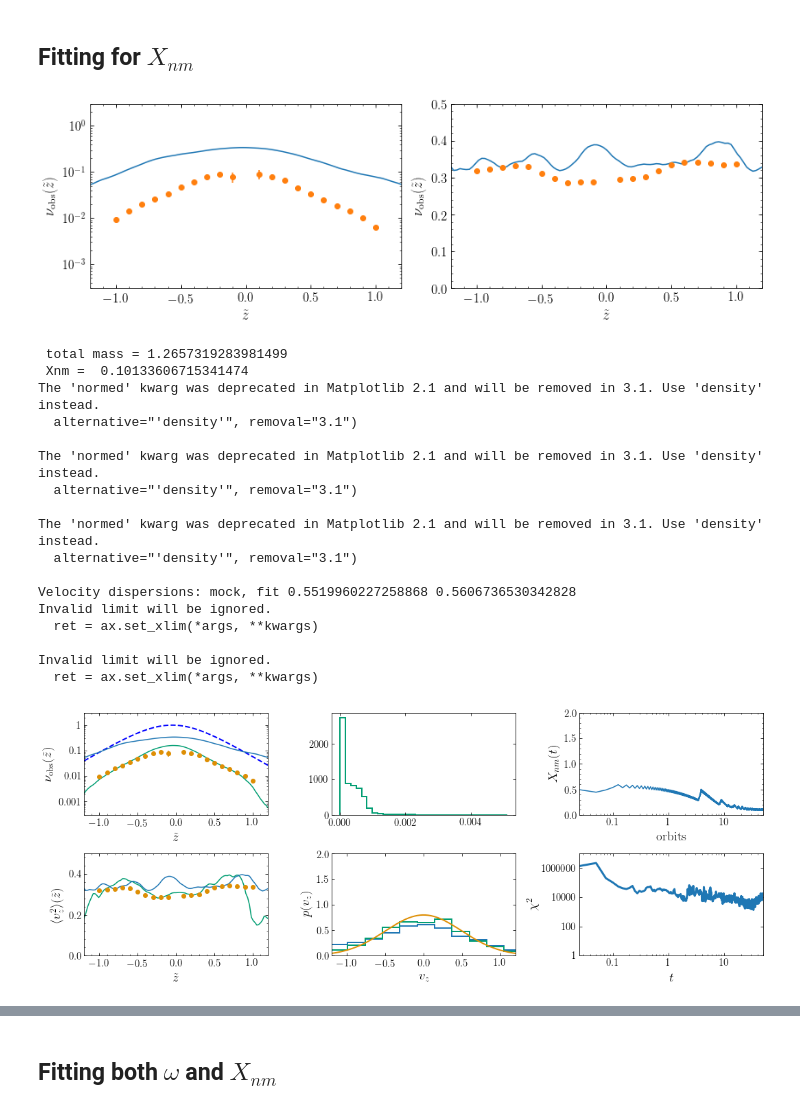
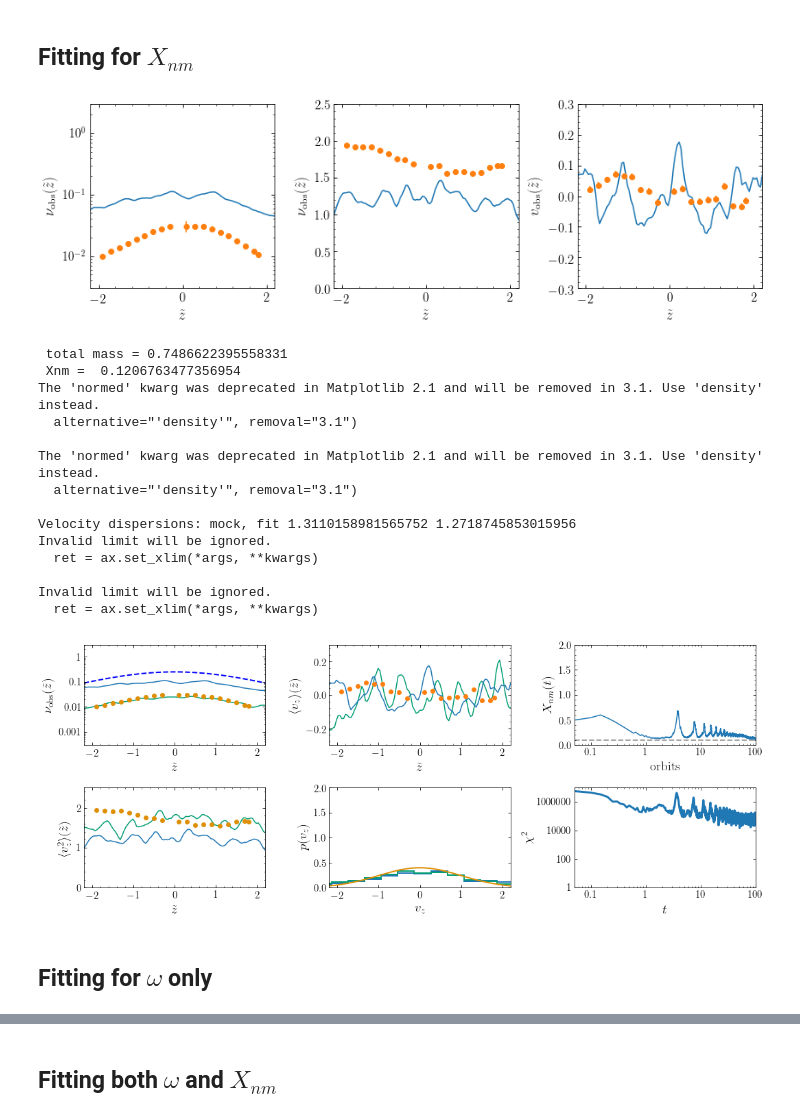
Before and after one commit to kawatadaisuke/WendyM2M, a Jupyter notebook: py/WendyM2M_XomegaXnm_vobs_perturbed.ipynb, the cells around one changed output, grey strips where cells are left out. Cells and saved outputs as stored; diff of their text form; code cells hidden in the pictures.

```diff
--- a/py/WendyM2M_XomegaXnm_vobs_perturbed.ipynb
+++ b/py/WendyM2M_XomegaXnm_vobs_perturbed.ipynb
@@ -379,13 +404,13 @@ dens_obs+= numpy.random.normal(size=dens_obs.shape)*dens_obs_noise
 # %% [markdown]
 The observed density is:
 # %%
-zmin = -1.2
-zmax = 1.2
+zmin = -2.2
+zmax = 2.2
 bovy_plot.bovy_print(axes_labelsize=17.,text_fontsize=12.,xtick_labelsize=15.,ytick_labelsize=15.)
 figsize(6,4)
 bovy_plot.bovy_plot(z_obs,dens_obs,'ko',semilogy=True,
                    xlabel=r'$\tilde{z}$',ylabel=r'$\nu_{\mathrm{obs}}(\tilde{z})$',
-                   xrange=[zmin, zmax], yrange=[xnm_true*0.0003, xnm_true*6.])
+                   xrange=[zmin, zmax], yrange=[xnm_true*0.03, xnm_true*6.])
 zs = numpy.linspace(zmin, zmax, 101)
 plot(zs, totmass_true/4./zh_true/numpy.cosh((zs+zsun_true)/2./zh_true)**2.,
             'b--', lw=2., zorder=0)
@@ -448,8 +506,8 @@ zobs= [ 0.1  0.2  0.3  0.4  0.5  0.6  0.7  0.8  0.9  1.  -0.1 -0.2 -0.3 -0.4
 
 We will fit the density and velocity profiles with Wendy M2M with known $z_{\odot}$ and $\omega_{DM}$.
 # %%
-n_m2m= 4000
-sigma_init= 0.4
+n_m2m= 10000
+sigma_init= 1.1
 print('sigma true =', sigma_true, ' model initial =', sigma_init)
 h_m2m= 0.2
 z_m2m, vz_m2m, w_init= wendym2m.sample_sech2(sigma_init,totmass_true,n=n_m2m)
@@ -462,20 +520,20 @@ figsize(12,4)
 subplot(1,3,1)
 bovy_plot.bovy_plot(z_out,dens_init,'-',semilogy=True,gcf=True,
                    xlabel=r'$\tilde{z}$',ylabel=r'$\nu_{\mathrm{obs}}(\tilde{z})$',
-                   xrange=[zmin, zmax],yrange=[xnm_true*0.003, xnm_true*30.])
+                   xrange=[zmin, zmax],yrange=[xnm_true*0.03, xnm_true*30.])
 bovy_plot.bovy_plot(z_obs,dens_obs,'o',semilogy=True,overplot=True)
 errorbar(z_obs,dens_obs,yerr=dens_obs_noise,marker='None',ls='none',color=sns.color_palette()[1])
 yscale('log',nonposy='clip')
 subplot(1,3,2)
 bovy_plot.bovy_plot(z_out,v2_init,'-',gcf=True,
                    xlabel=r'$\tilde{z}$',ylabel=r'$v^2_{\mathrm{obs}}(\tilde{z})$',
-                   xrange=[zmin, zmax],yrange=[0.0,0.5])
+                   xrange=[zmin, zmax],yrange=[0.0,2.5])
 bovy_plot.bovy_plot(z_obs,v2_obs,'o',overplot=True)
 errorbar(z_obs,v2_obs,yerr=v2_obs_noise,marker='None',ls='none',color=sns.color_palette()[1])
 subplot(1,3,3)
 bovy_plot.bovy_plot(z_out,v_init,'-',gcf=True,
                    xlabel=r'$\tilde{z}$',ylabel=r'$v_{\mathrm{obs}}(\tilde{z})$',
-                   xrange=[zmin, zmax],yrange=[-0.5,0.5])
+                   xrange=[zmin, zmax],yrange=[-0.3,0.3])
 bovy_plot.bovy_plot(z_obs,v_obs,'o',overplot=True)
 errorbar(z_obs,v_obs,yerr=v_obs_noise,marker='None',ls='none',color=sns.color_palette()[1])
 
@@ -489,12 +547,12 @@ Run without any smoothing:
 # %%
 # step size for particle integration
 step= 0.05*tdyn
-nstep= 1000
+nstep= 2000
 #eps= 10.**-3.5
-eps = 10.0**-6.0
+eps = 10.0**-8.0
 smooth= None #1./step/100.
 st96smooth= False
-mu= 0.
+mu= 0.0
 h_m2m= 0.2
 omega_m2m= omegadm_true
 zsun_m2m= zsun_true
@@ -592,13 +651,13 @@ Invalid limit will be ignored.
 We can also look at how the fit converges with a movie:
 # %%
 # Require output of position and velocity...
-step= 0.05*tdyn
-nstep= 4000
+step= 0.02*tdyn
+nstep= 2000
 # eps= 10.**-3.5
-eps = 10.0**-6.0
+eps = 10.0**-8.0
 smooth= None #1./step/100.
 st96smooth= False
-mu= 0.
+mu= 0.02
 h_m2m= 0.2
 omega_m2m= omegadm_true
 zsun_m2m= zsun_true
@@ -677,39 +756,40 @@ out
 ## Fitting for $X_{nm}$
 # %%
 n_m2m= 4000
-sigma_init= 0.6
+sigma_init= 1.1
 h_m2m= 0.2
 # set a wrong Xnm
 xnm_m2m = 5.0*xnm_true
 z_m2m, vz_m2m, w_init= wendym2m.sample_sech2(sigma_init,totmass_true,n=n_m2m)
 z_out= numpy.linspace(zmin, zmax, 101)
 dens_init= xnm_m2m*hom2m.compute_dens(z_m2m,zsun_true,z_out,h_m2m,w=w_init)
 v2_init= hom2m.compute_v2(z_m2m,vz_m2m,zsun_true,z_out,h_m2m,w=w_init)
+v_init= hom2m.compute_v(z_m2m,vz_m2m,zsun_true,z_out,h_m2m,w=w_init)
 bovy_plot.bovy_print(axes_labelsize=17.,text_fontsize=12.,xtick_labelsize=15.,ytick_labelsize=15.)
 figsize(12,4)
 subplot(1,3,1)
 bovy_plot.bovy_plot(z_out,dens_init,'-',semilogy=True,gcf=True,
                    xlabel=r'$\tilde{z}$',ylabel=r'$\nu_{\mathrm{obs}}(\tilde{z})$',
-                   xrange=[zmin, zmax],yrange=[xnm_true*0.003, xnm_true*30.])
+                   xrange=[zmin, zmax],yrange=[xnm_true*0.03, xnm_true*30.])
 bovy_plot.bovy_plot(z_obs,dens_obs,'o',semilogy=True,overplot=True)
 errorbar(z_obs,dens_obs,yerr=dens_obs_noise,marker='None',ls='none',color=sns.color_palette()[1])
 yscale('log',nonposy='clip')
 subplot(1,3,2)
 bovy_plot.bovy_plot(z_out,v2_init,'-',gcf=True,
                    xlabel=r'$\tilde{z}$',ylabel=r'$\nu_{\mathrm{obs}}(\tilde{z})$',
-                   xrange=[zmin, zmax],yrange=[0.0,0.5])
+                   xrange=[zmin, zmax],yrange=[0.0,2.5])
 bovy_plot.bovy_plot(z_obs,v2_obs,'o',overplot=True)
 errorbar(z_obs,v2_obs,yerr=v2_obs_noise,marker='None',ls='none',color=sns.color_palette()[1])
 tight_layout()
 subplot(1,3,3)
 bovy_plot.bovy_plot(z_out,v_init,'-',gcf=True,
                    xlabel=r'$\tilde{z}$',ylabel=r'$v_{\mathrm{obs}}(\tilde{z})$',
-                   xrange=[zmin, zmax],yrange=[-0.5,0.5])
+                   xrange=[zmin, zmax],yrange=[-0.3,0.3])
 bovy_plot.bovy_plot(z_obs,v_obs,'o',overplot=True)
 errorbar(z_obs,v_obs,yerr=v_obs_noise,marker='None',ls='none',color=sns.color_palette()[1])
 tight_layout()
 # %% [output]
-[figure, old version]
+[figure, new version]
 # %%
 # step size for particle integration
 step= 0.05*tdyn
@@ -739,6 +819,7 @@ print(' Xnm = ', xnm_out[-1])
 z_out= numpy.linspace(zmin, zmax, 101)
 dens_final= xnm_out[-1]*hom2m.compute_dens(z_m2m,zsun_true,z_out,h_m2m,w=w_out)
 v2_final= hom2m.compute_v2(z_m2m,vz_m2m,zsun_true,z_out,h_m2m,w=w_out)
+v_final= hom2m.compute_v(z_m2m,vz_m2m,zsun_true,z_out,h_m2m,w=w_out)
 bovy_plot.bovy_print(axes_labelsize=19.,text_fontsize=14.,xtick_labelsize=15.,ytick_labelsize=15.)
 figsize(15,6)
 subplot(2,3,1)
@@ -757,7 +838,7 @@ gca().yaxis.set_major_formatter(FuncFormatter(
 subplot(2,3,4)
 bovy_plot.bovy_plot(z_out,v2_init,'-',color=init_color,
                     xlabel=r'$\tilde{z}$',ylabel=r'$\langle v_z^2\rangle(\tilde{z})$',
-                    xrange=[zmin, zmax],yrange=[0.0,0.5],gcf=True)
+                    xrange=[zmin, zmax],yrange=[0.0,2.5],gcf=True)
 bovy_plot.bovy_plot(z_obs,v2_obs,'o',overplot=True,color=constraint_color)
 bovy_plot.bovy_plot(z_out,v2_final,'-',overplot=True,zorder=0,color=final_color)
 errorbar(z_obs,v2_obs,yerr=v2_obs_noise,marker='None',ls='none',color=constraint_color)
@@ -766,7 +847,13 @@ errorbar(z_obs,v2_obs,yerr=v2_obs_noise,marker='None',ls='none',color=constraint
 #                lambda y,pos: (r'${{:.{:1d}f}}$'.format(int(numpy.maximum(-numpy.log10(y),0)))).format(y)))
 subplot(2,3,2)
 #_= hist(w_init,histtype='step',lw=2.,normed=True,bins=31,zorder=0,color=init_color)
-_= hist(w_out,histtype='step',lw=2.,normed=True,bins=31,zorder=0,color=final_color)
+# _= hist(w_out,histtype='step',lw=2.,normed=True,bins=31,zorder=0,color=final_color)
+bovy_plot.bovy_plot(z_out,v_init,'-',gcf=True,
+                   xlabel=r'$\tilde{z}$',ylabel=r'$$\langle v_z\rangle(\tilde{z})$$',
+                   xrange=[zmin, zmax],yrange=[-0.3,0.3])
+bovy_plot.bovy_plot(z_obs,v_obs,'o',overplot=True)
+bovy_plot.bovy_plot(z_out,v_final,'-',overplot=True,zorder=0,color=final_color)
+errorbar(z_obs,v_obs,yerr=v_obs_noise,marker='None',ls='none',color=sns.color_palette()[1])
 subplot(2,3,5)
 _= hist(vz_m2m,histtype='step',lw=2.,normed=True,bins=31,zorder=0,color=init_color)
 xs= numpy.linspace(zmin, zmax, 201)
@@ -784,6 +871,7 @@ bovy_plot.bovy_plot(numpy.linspace(0.,1.,nstep)*nstep*step,xnm_out,'-',
                     color=sns.color_palette()[0],
                     yrange=[0.,2.],
                     semilogx=True,xlabel=r'$\mathrm{orbits}$',ylabel=r'$X_{nm}(t)$',gcf=True)
+axhline(xnm_true,ls='--',color='0.65',lw=2.,zorder=0)
 gca().xaxis.set_major_formatter(FuncFormatter(
                 lambda y,pos: (r'${{:.{:1d}f}}$'.format(int(numpy.maximum(-numpy.log10(y),0)))).format(y)))
 # for ii in range(len(wevol)):
@@ -803,21 +891,20 @@ gca().xaxis.set_major_formatter(FuncFormatter(
                 lambda y,pos: (r'${{:.{:1d}f}}$'.format(int(numpy.maximum(-numpy.log10(y),0)))).format(y)))
 tight_layout()
 # %% [output]
- total mass = 1.2657319283981499
- Xnm =  0.10133606715341474
+ total mass = 0.7486622395558331
+ Xnm =  0.1206763477356954
 The 'normed' kwarg was deprecated in Matplotlib 2.1 and will be removed in 3.1. Use 'density' instead.
   alternative="'density'", removal="3.1")
 
 The 'normed' kwarg was deprecated in Matplotlib 2.1 and will be removed in 3.1. Use 'density' instead.
   alternative="'density'", removal="3.1")
 
-The 'normed' kwarg was deprecated in Matplotlib 2.1 and will be removed in 3.1. Use 'density' instead.
-  alternative="'density'", removal="3.1")
-
-Velocity dispersions: mock, fit 0.5519960227258868 0.5606736530342828
+Velocity dispersions: mock, fit 1.3110158981565752 1.2718745853015956
 Invalid limit will be ignored.
   ret = ax.set_xlim(*args, **kwargs)
 
 Invalid limit will be ignored.
   ret = ax.set_xlim(*args, **kwargs)
-[figure, old version]
+[figure, new version]
+# %% [markdown]
+## Fitting for $\omega$ only
```
Also changed, not shown: parts of 35 cells of this notebook, 2 other files.
